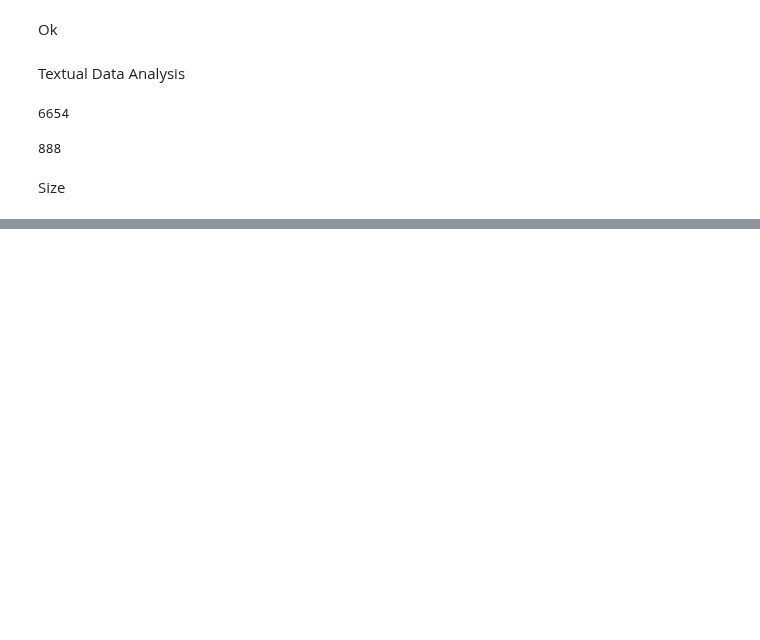
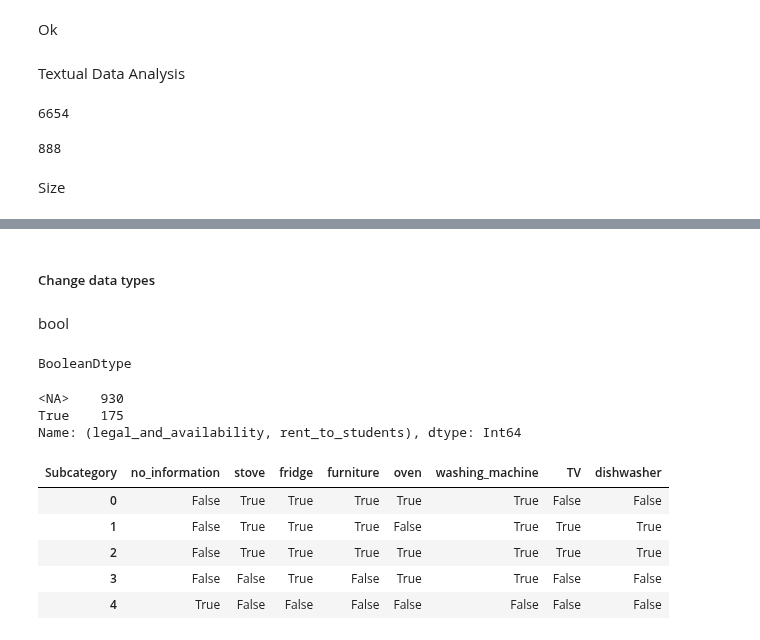
Before and after one commit to Luk-kar/Home-Market-Harvester, a Jupyter notebook: notebooks/002_data_cleaning.ipynb, the cells around one changed output, grey strips where cells are left out. Cells and saved outputs as stored; diff of their text form; code cells hidden in the pictures; blank space fills up the shorter version.

```diff
--- a/notebooks/002_data_cleaning.ipynb
+++ b/notebooks/002_data_cleaning.ipynb
@@ -507,0 +617,7 @@ Name: (legal_and_availability, available_from), dtype: int64
+# %%
+df_otodom_cleaned[('legal_and_availability', 'ownership')]= df_otodom_cleaned[('legal_and_availability', 'ownership')].map(
+    {'biuro nieruchomości': 'real_estate_agency',
+     'prywatny': 'private',
+     'deweloper': 'developer'}
+     )
+df_otodom_cleaned[('legal_and_availability', 'ownership')].value_counts()
@@ -507,0 +629,3 @@ Name: (legal_and_availability, available_from), dtype: int64
+# %%
+df_otodom_cleaned[('legal_and_availability', 'rent_to_students')] = df_otodom_cleaned[('legal_and_availability', 'rent_to_students')].map({'brak informacji': np.NaN, 'tak': True, 'nie': False})
+df_otodom_cleaned[('legal_and_availability', 'rent_to_students')].value_counts(dropna=False)
@@ -507,0 +656,9 @@ Name: (legal_and_availability, available_from), dtype: int64
+# %%
+df_otodom_cleaned[('type_and_year', 'building_type')] = df_otodom_cleaned[('type_and_year', 'building_type')].map({
+    'blok': 'block_of_flats',
+    'apartamentowiec': 'apartment_building',
+    'kamienica': 'historic_apartment_building',
+    'dom wolnostojący': 'detached_house',
+    'szeregowiec': 'terraced_house',
+    })
+df_otodom_cleaned[('type_and_year', 'building_type')].value_counts(dropna=False)
@@ -507,0 +673,26 @@ Name: (legal_and_availability, available_from), dtype: int64
+# %% [markdown]
+##### Change data types
+# %% [markdown]
+bool
+# %%
+df_otodom_cleaned[('legal_and_availability', 'rent_to_students')] = df_otodom_cleaned[('legal_and_availability', 'rent_to_students')].astype('boolean')
+df_otodom_cleaned[('legal_and_availability', 'rent_to_students')].dtype
+# %% [output]
+BooleanDtype
+# %%
+df_otodom_cleaned[('legal_and_availability', 'rent_to_students')].value_counts(dropna=False)
+# %% [output]
+<NA>    930
+True    175
+Name: (legal_and_availability, rent_to_students), dtype: Int64
+# %%
+for col in df_otodom_cleaned['equipment'].columns:
+    df_otodom_cleaned[('equipment', col)] = df_otodom_cleaned[('equipment', col)].astype(bool)
+df_otodom_cleaned['equipment'].head()
+# %% [output]
+| Subcategory | no_information | stove | fridge | furniture | oven | washing_machine | TV | dishwasher |
+| 0 | False | True | True | True | True | True | False | False |
+| 1 | False | True | True | True | False | True | True | True |
+| 2 | False | True | True | True | True | True | True | True |
+| 3 | False | False | True | False | True | True | False | False |
+| 4 | True | False | False | False | False | False | False | False |
```
Also changed, not shown: parts of 72 cells of this notebook.
